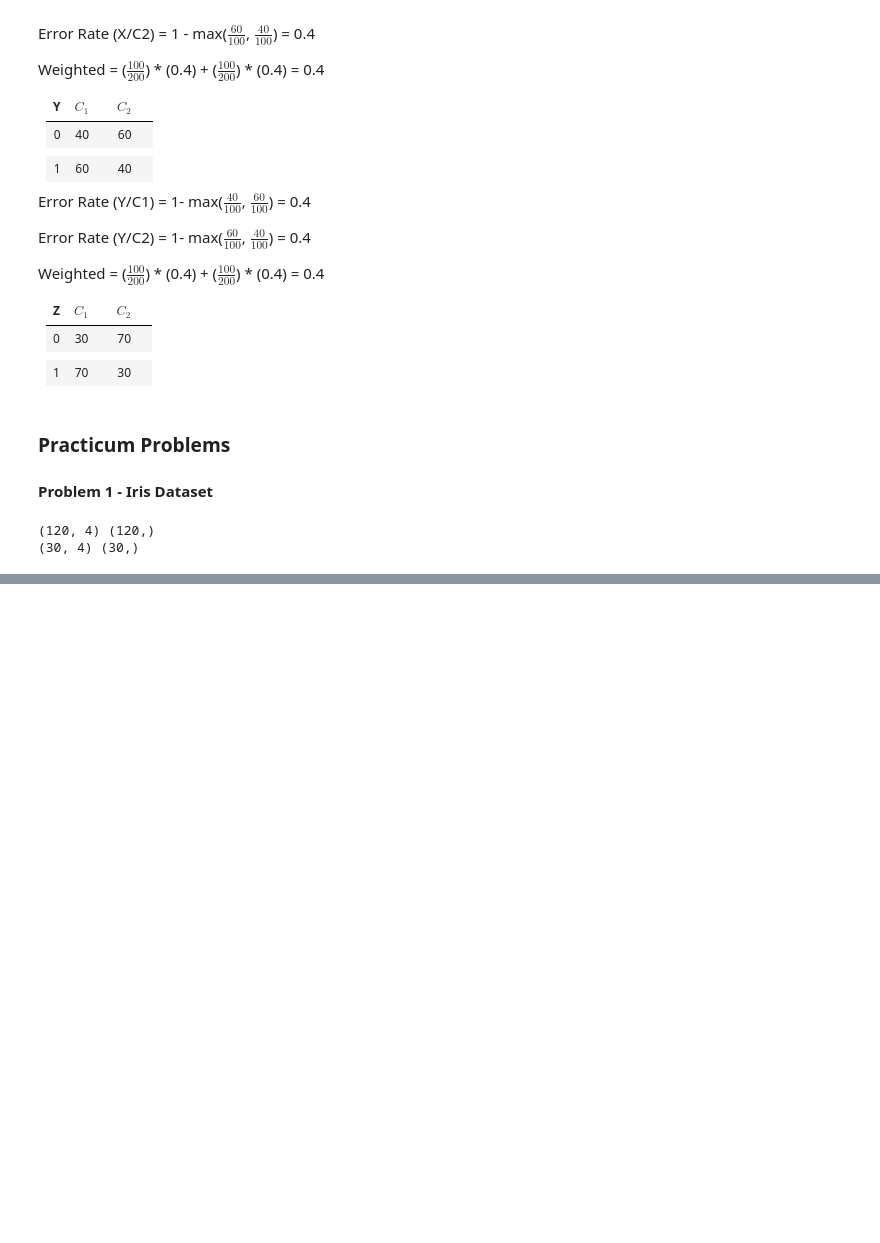
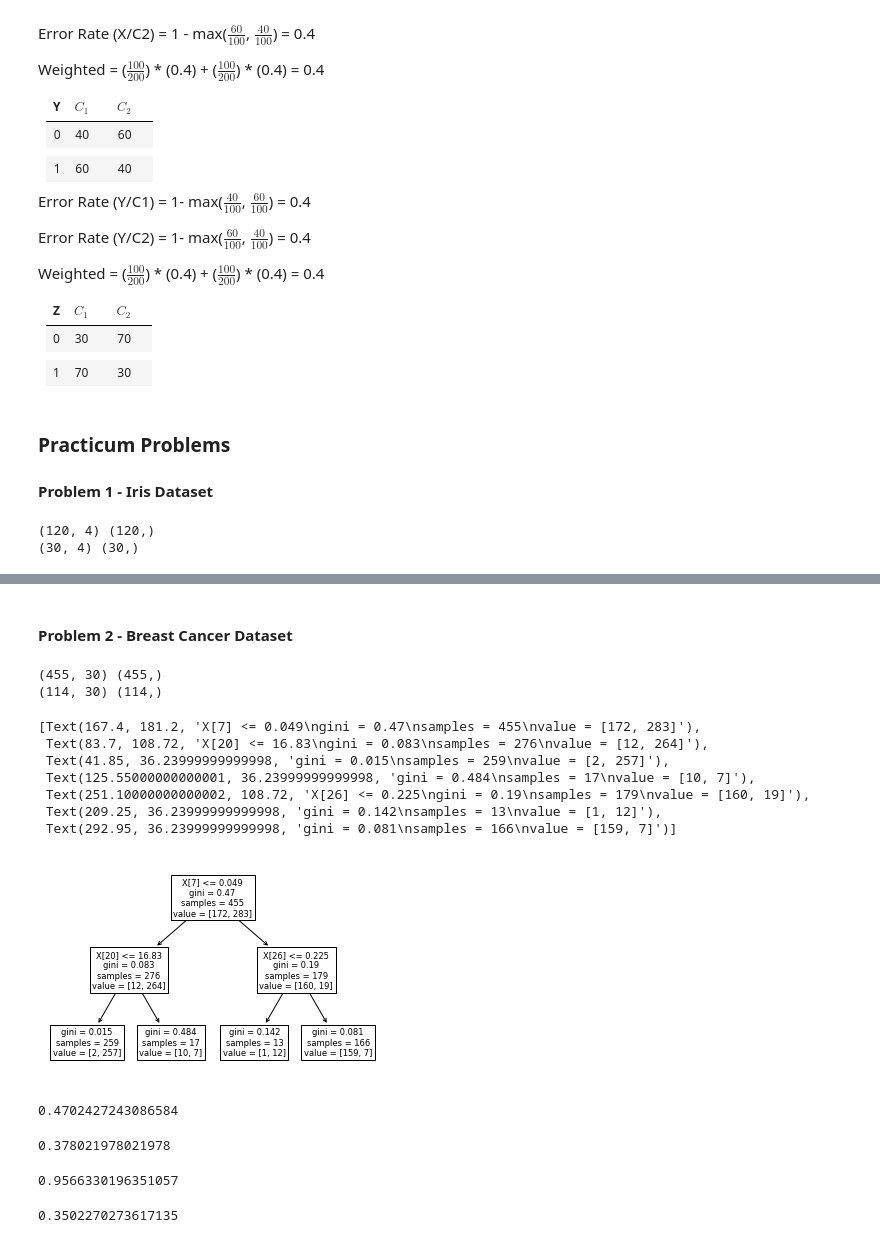
Before and after one commit to dokuritsu/CS422---Data-Mining, a Jupyter notebook: Homework/Homework 2/Homework 2.ipynb, the cells around one changed output, grey strips where cells are left out. Cells and saved outputs as stored; diff of their text form; code cells hidden in the pictures; blank space fills up the shorter version.

```diff
--- a/Homework/Homework 2/Homework 2.ipynb
+++ b/Homework/Homework 2/Homework 2.ipynb
@@ -521,0 +530,42 @@ weighted avg       0.95      0.93      0.93        30
+# %% [markdown]
+#### Problem 2 - Breast Cancer Dataset
+# %%
+#Load breast cancer dataset
+breastCancer = load_breast_cancer()
+
+#Create dataframe
+bc_df = pd.DataFrame(breastCancer.data, columns=breastCancer.feature_names)
+
+#Set-up data as samples and features
+X = breastCancer.data
+y = breastCancer.target
+
+#Using the train_test_split function to make a split
+X_train, X_test, y_train, y_test = model_selection.train_test_split(X, y, test_size=0.2)
+
+#For self, total = 569. X_train = 455/569 = 0.8 & X_test = 114/569 = 0.2
+print(X_train.shape, y_train.shape)
+print(X_test.shape, y_test.shape)
+# %% [output]
+(455, 30) (455,)
+(114, 30) (114,)
+# %%
+#Defining and fitting a decision tree instance
+classifier = tree.DecisionTreeClassifier(max_depth=2, min_samples_leaf=2, min_samples_split=5)
+classifier = classifier.fit(X_train, y_train)
+
+#Setting up expectations and prediction
+expected = y_test
+predicted = classifier.predict(X_test)
+
+#Show a visual representation of the tree
+tree.plot_tree(classifier)
+# %% [output]
+[Text(167.4, 181.2, 'X[7] <= 0.049\ngini = 0.47\nsamples = 455\nvalue = [172, 283]'),
+ Text(83.7, 108.72, 'X[20] <= 16.83\ngini = 0.083\nsamples = 276\nvalue = [12, 264]'),
+ Text(41.85, 36.23999999999998, 'gini = 0.015\nsamples = 259\nvalue = [2, 257]'),
+ Text(125.55000000000001, 36.23999999999998, 'gini = 0.484\nsamples = 17\nvalue = [10, 7]'),
+ Text(251.10000000000002, 108.72, 'X[26] <= 0.225\ngini = 0.19\nsamples = 179\nvalue = [160, 19]'),
+ Text(209.25, 36.23999999999998, 'gini = 0.142\nsamples = 13\nvalue = [1, 12]'),
+ Text(292.95, 36.23999999999998, 'gini = 0.081\nsamples = 166\nvalue = [159, 7]')]
+[figure, added]
@@ -521,0 +582,20 @@ weighted avg       0.95      0.93      0.93        30
+# %%
+#Calculate gini before split
+gini(172/455)
+# %% [output]
+0.4702427243086584
+# %%
+#Calculate classification error
+classification_error(172/455)
+# %% [output]
+0.378021978021978
+# %%
+#Calculate entropy before split
+entropy(172/455)
+# %% [output]
+0.9566330196351057
+# %%
+#Calculate avg entropy after split
+(276/455)*entropy(259/276) + (179/455)*entropy(166/179)
+# %% [output]
+0.3502270273617135
```
Also changed, not shown: parts of 14 cells of this notebook.
